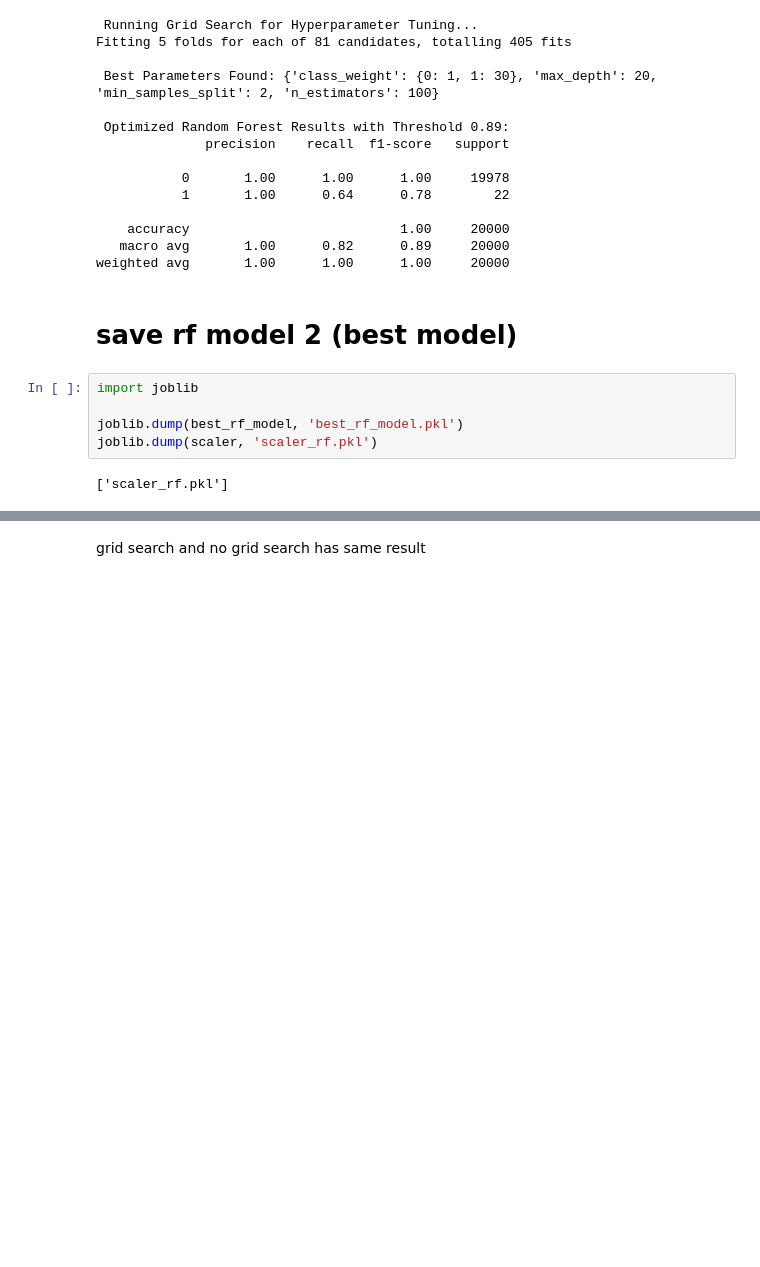
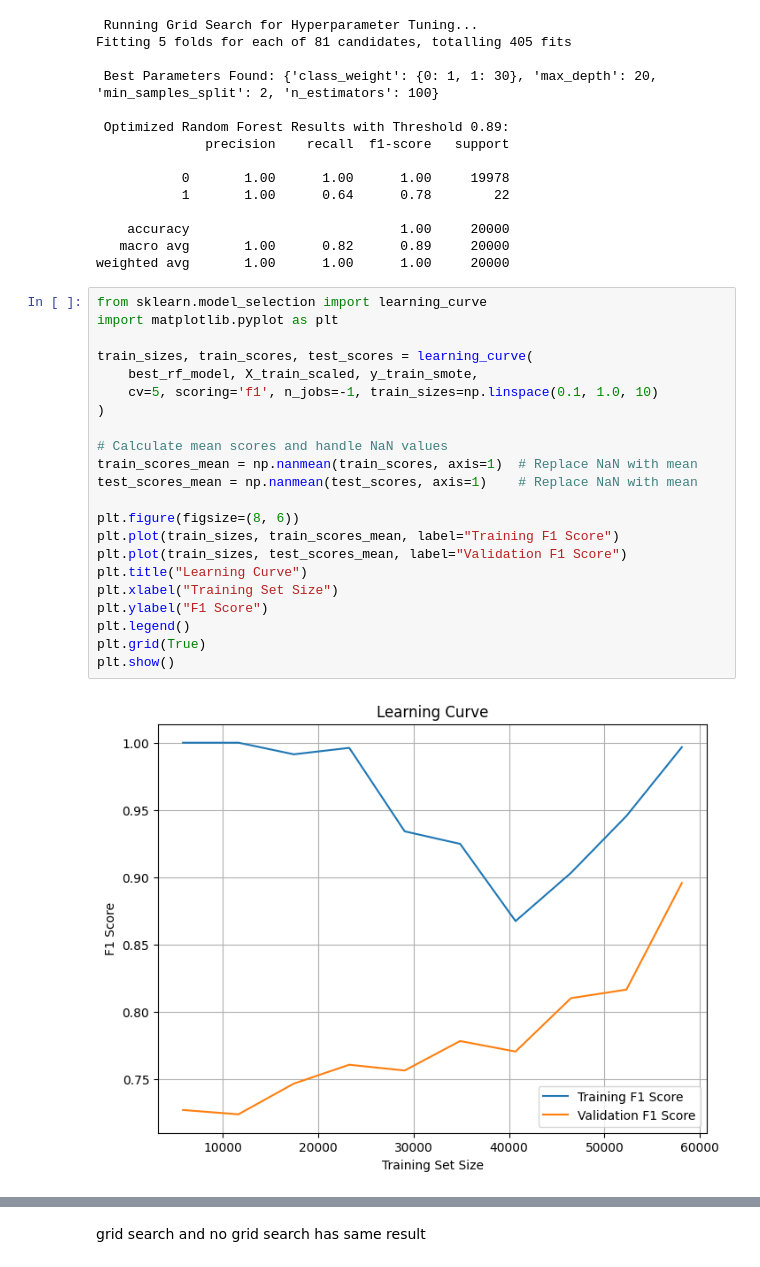
Before and after one commit to shiying0/Shiying-fyp, a Jupyter notebook: RandomForest.ipynb, the cells around one changed output, grey strips where cells are left out. Saved outputs shown, nothing was run; the diff lists cells and outputs as text; blank space fills up the shorter version.

```diff
--- a/RandomForest.ipynb
+++ b/RandomForest.ipynb
@@ -368,12 +348,27 @@ Fitting 5 folds for each of 81 candidates, totalling 405 fits
     accuracy                           1.00     20000
    macro avg       1.00      0.82      0.89     20000
 weighted avg       1.00      1.00      1.00     20000
-# %% [markdown]
-# save rf model 2 (best model)
-# %%
-import joblib
-
-joblib.dump(best_rf_model, 'best_rf_model.pkl')
-joblib.dump(scaler, 'scaler_rf.pkl')
-# %% [output]
-['scaler_rf.pkl']
+# %%
+from sklearn.model_selection import learning_curve
+import matplotlib.pyplot as plt
+
+train_sizes, train_scores, test_scores = learning_curve(
+    best_rf_model, X_train_scaled, y_train_smote,
+    cv=5, scoring='f1', n_jobs=-1, train_sizes=np.linspace(0.1, 1.0, 10)
+)
+
+# Calculate mean scores and handle NaN values
+train_scores_mean = np.nanmean(train_scores, axis=1)  # Replace NaN with mean
+test_scores_mean = np.nanmean(test_scores, axis=1)    # Replace NaN with mean
+
+plt.figure(figsize=(8, 6))
+plt.plot(train_sizes, train_scores_mean, label="Training F1 Score")
+plt.plot(train_sizes, test_scores_mean, label="Validation F1 Score")
+plt.title("Learning Curve")
+plt.xlabel("Training Set Size")
+plt.ylabel("F1 Score")
+plt.legend()
+plt.grid(True)
+plt.show()
+# %% [output]
+[figure, added]
```
Also changed, not shown: parts of 15 cells of this notebook, 41 other files.
